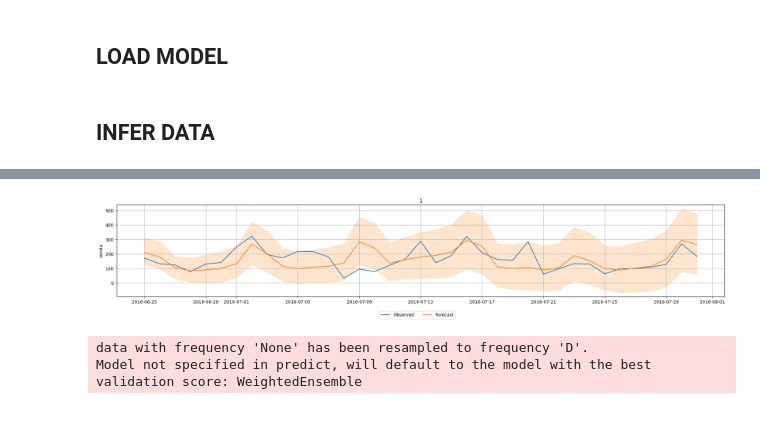
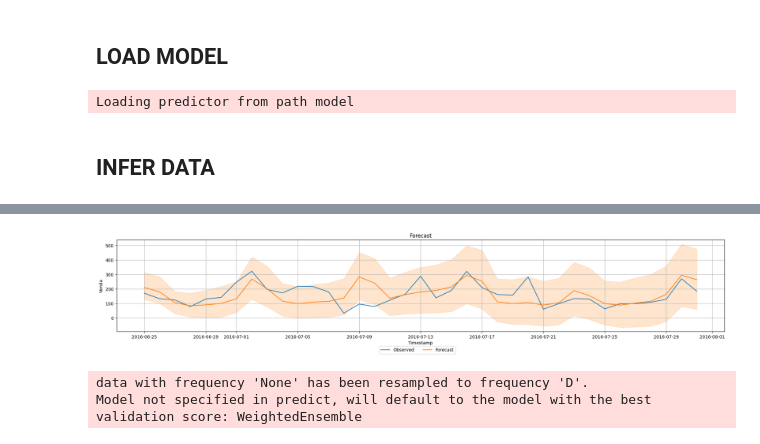
Before and after one commit to thiagosmpa/4_sales-forecasting, a Jupyter notebook: main.ipynb, the cells around one changed output, grey strips where cells are left out. Drawn from its saved outputs; the diff is of its cells as text; code cells hidden in the pictures.

Commit message:
load model

```diff
--- a/main.ipynb
+++ b/main.ipynb
@@ -39,10 +39,10 @@ Warning: path already exists! This predictor may overwrite an existing predictor
 # %% [markdown]
 ## TRAIN MODEL
 # %%
-predictor.fit(
-    train_data,
-    presets="best_quality",
-    time_limit=900,
-    num_val_windows=5,
-)
-predictor.delete_models(models_to_keep='best', dry_run=False)
+# predictor.fit(
+#     train_data,
+#     presets="best_quality",
+#     time_limit=900,
+#     num_val_windows=5,
+# )
+# predictor.delete_models(models_to_keep='best', dry_run=False)
@@ -68,7 +49,9 @@ AttributeError: 'TimeSeriesPredictor' object has no attribute 'save_space'
 # %% [markdown]
 ## LOAD MODEL
 # %%
-# model = predictor.load('model')
+model = predictor.load('model')
+# %% [output]
+Loading predictor from path model
 # %% [markdown]
 ## INFER DATA
 # %%
@@ -78,7 +61,7 @@ covariates = TimeSeriesDataFrame.from_data_frame(
     id_column="id"
 )
 
-forecast = predictor.predict(train_data, known_covariates=covariates)
+forecast = model.predict(train_data, known_covariates=covariates)
 forecast.head()
 # %% [output]
 data with frequency 'None' has been resampled to frequency 'D'.
@@ -93,11 +76,15 @@ Model not specified in predict, will default to the model with the best validati
 # %%
 test_data = TimeSeriesDataFrame.from_data_frame(
     df[900:],
     id_column="id",
     timestamp_column="timestamp"
 )
 
-predictor.plot(test_data, forecast, quantile_levels=[0.1, 0.9], max_history_length=200, max_num_item_ids=4)
+model.plot(test_data, forecast, quantile_levels=[0.1, 0.9], max_history_length=200, max_num_item_ids=4)
+plt.title('Previsão de 37 dias de vendas')
+plt.xlabel('Timestamp')
+plt.ylabel('Venda')
+plt.show()
 # %% [output]
-[figure, old version]
+[figure, new version]
 # %%
```
Also changed, not shown: parts of 2 cells of this notebook, 2 other files.
